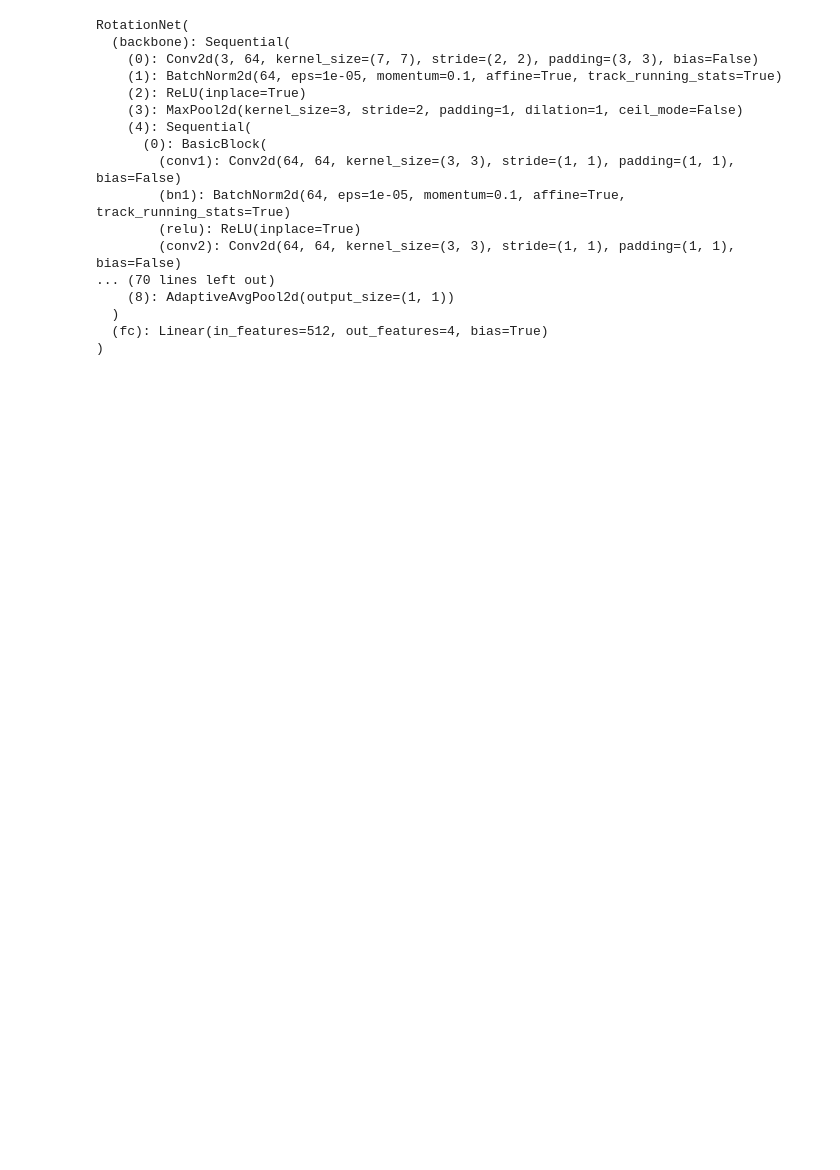
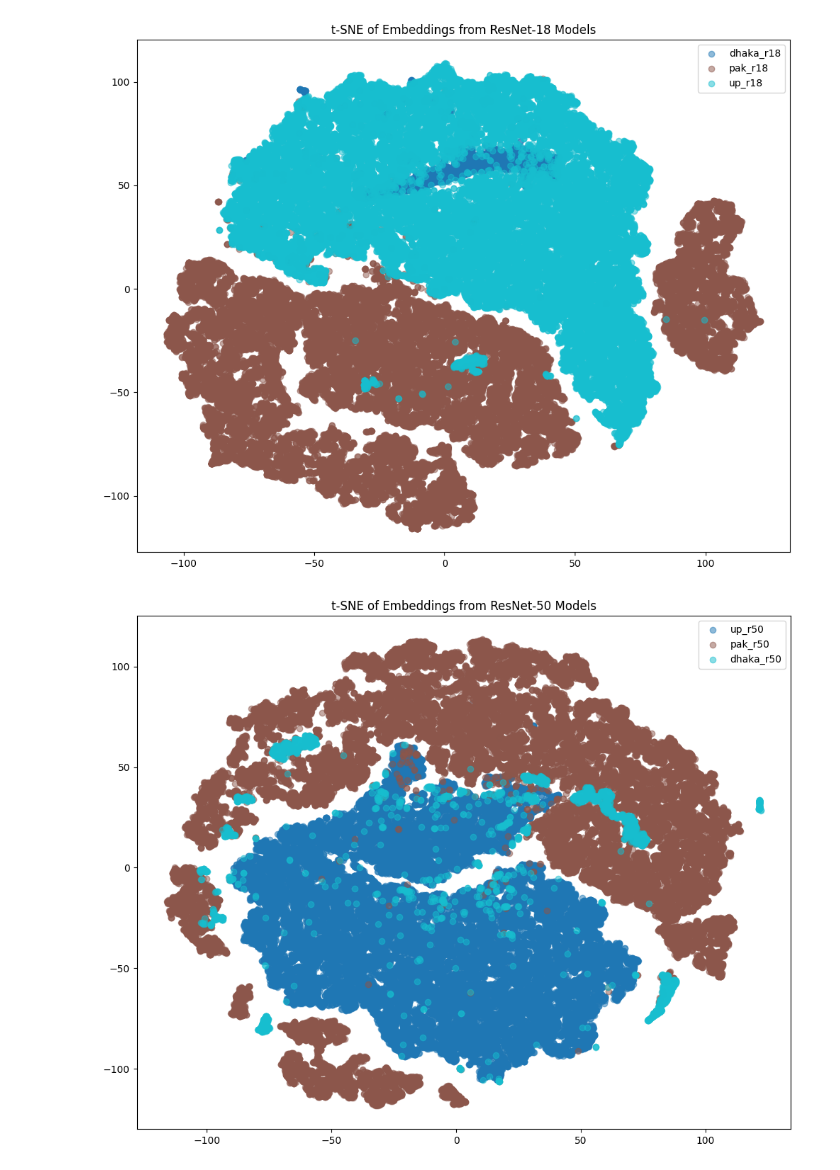
Before and after one commit to rishabh-mondal/domain_experiment, a Jupyter notebook: notebooks/classfication_dataset_build.ipynb, the cells around one changed output. Cells and saved outputs as stored; diff of their text form; code cells hidden in the pictures; blank space fills up the shorter version.

```diff
--- a/notebooks/classfication_dataset_build.ipynb
+++ b/notebooks/classfication_dataset_build.ipynb
@@ -216,20 +307,48 @@ if 1:
-# %%
-model
-# %% [output]
-RotationNet(
-  (backbone): Sequential(
-    (0): Conv2d(3, 64, kernel_size=(7, 7), stride=(2, 2), padding=(3, 3), bias=False)
-    (1): BatchNorm2d(64, eps=1e-05, momentum=0.1, affine=True, track_running_stats=True)
-    (2): ReLU(inplace=True)
-    (3): MaxPool2d(kernel_size=3, stride=2, padding=1, dilation=1, ceil_mode=False)
-    (4): Sequential(
-      (0): BasicBlock(
-        (conv1): Conv2d(64, 64, kernel_size=(3, 3), stride=(1, 1), padding=(1, 1), bias=False)
-        (bn1): BatchNorm2d(64, eps=1e-05, momentum=0.1, affine=True, track_running_stats=True)
-        (relu): ReLU(inplace=True)
-        (conv2): Conv2d(64, 64, kernel_size=(3, 3), stride=(1, 1), padding=(1, 1), bias=False)
-... (70 lines left out)
-    (8): AdaptiveAvgPool2d(output_size=(1, 1))
-  )
-  (fc): Linear(in_features=512, out_features=4, bias=True)
-)
+# %%
+from sklearn.decomposition import PCA
+from sklearn.manifold import TSNE
+import matplotlib.pyplot as plt
+import numpy as np
+
+# Separate embeddings by model type
+embeddings_r18 = {k: v for k, v in embeddings.items() if "r18" in k}
+embeddings_r50 = {k: v for k, v in embeddings.items() if "r50" in k}
+
+def plot_tsne(embedding_dict, title):
+    reduced_embeddings = {}
+    for key, embed in embedding_dict.items():
+        n_components = min(50, embed.shape[0], embed.shape[1])
+        pca = PCA(n_components=n_components)
+        reduced_embeddings[key] = pca.fit_transform(embed)
+
+    all_embeds = []
+    all_labels = []
+
+    for key, embed in reduced_embeddings.items():
+        all_embeds.append(embed)
+        all_labels.extend([key] * embed.shape[0])
+
+    all_embeds = np.vstack(all_embeds)
+
+    tsne = TSNE(n_components=2, perplexity=30, init='random', random_state=42)
+    embeds_2d = tsne.fit_transform(all_embeds)
+
+    plt.figure(figsize=(10, 8))
+    unique_labels = list(set(all_labels))
+    colors = plt.cm.get_cmap("tab10", len(unique_labels))
+
+    for idx, label in enumerate(unique_labels):
+        indices = [i for i, l in enumerate(all_labels) if l == label]
+        plt.scatter(embeds_2d[indices, 0], embeds_2d[indices, 1],
+                    label=label, alpha=0.5, color=colors(idx))
+
+    plt.title(title)
+    plt.legend()
+    plt.tight_layout()
+    plt.show()
+
+plot_tsne(embeddings_r18, "t-SNE of Embeddings from ResNet-18 Models")
+plot_tsne(embeddings_r50, "t-SNE of Embeddings from ResNet-50 Models")
+# %% [output]
+[figure, added]
+[figure, added]
```
Also changed, not shown: parts of 4 cells of this notebook, 3 other files.
